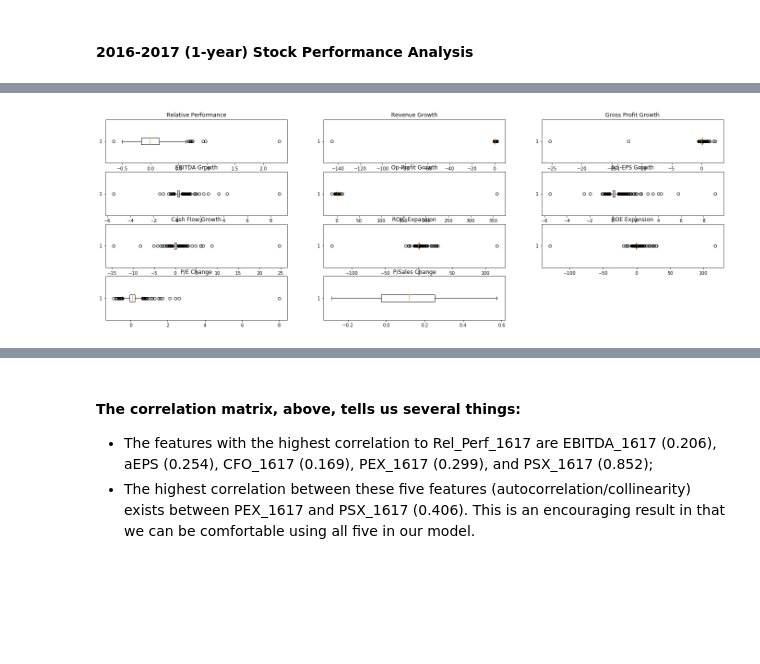
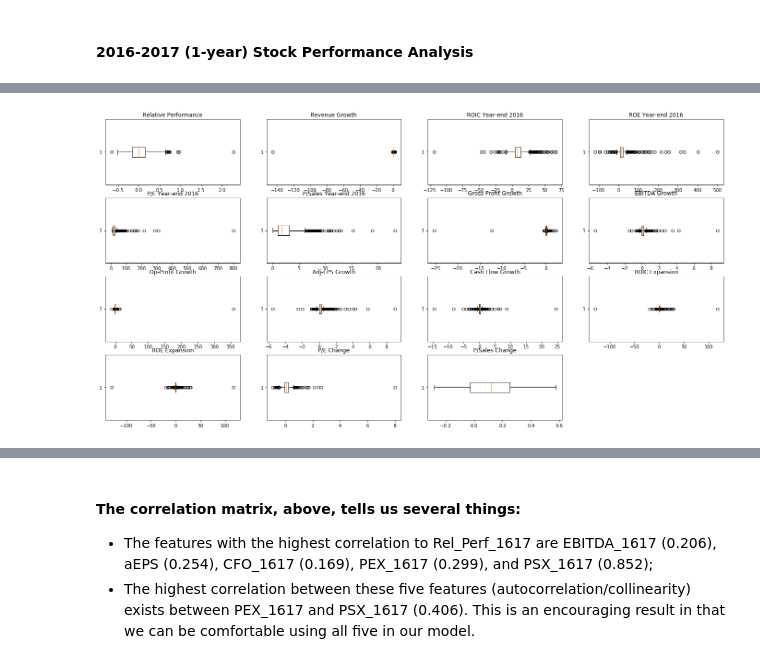
Before and after one commit to Jeffrut123/Jeffrut123-DAT-NYC-6.13_Projects, a Jupyter notebook: Jeffrut123_DS_Final_Project.ipynb, the cells around one changed output, grey strips where cells are left out. Drawn from its saved outputs; the diff is of its cells as text; code cells hidden in the pictures; blank space fills up the shorter version.

```diff
--- a/Jeffrut123_DS_Final_Project.ipynb
+++ b/Jeffrut123_DS_Final_Project.ipynb
@@ -164,8 +164,9 @@ Stocks2.head()
 # %% [markdown]
 #### 2016-2017 (1-year) Stock Performance Analysis
 # %%
-Stocks3 = Stocks2[['TKR', 'Company', 'Sector', 'Industry', 'Rel_Perf_1617', 'Rev_1617', 'GP_1617', 'EBITDA_1617',
-                          'OP_1617', 'aEPS_1617', 'CFO_1617', 'ROIX_1617', 'ROEX_1617', 'PEX_1617', 'PSX_1617']]
+Stocks3 = Stocks2[['TKR', 'Company', 'Sector', 'Industry', 'Rel_Perf_1617', 'ROIC_16', 'ROE_16', 'PE_16', 'PS_16',
+                   'Rev_1617', 'GP_1617', 'EBITDA_1617', 'OP_1617', 'aEPS_1617', 'CFO_1617', 'ROIX_1617', 'ROEX_1617',
+                   'PEX_1617', 'PSX_1617']]
 # %%
 Stocks3.head()
 # %% [output]
@@ -239,31 +249,39 @@ Stocks_clean = Stocks_1617[np.abs(Stocks_1617.ROEX_1617-Stocks_1617.ROEX_1617.me
 Stocks_clean = Stocks_1617[np.abs(Stocks_1617.PEX_1617-Stocks_1617.PEX_1617.mean())<=(1*Stocks_1617.PEX_1617.std())]
 Stocks_clean = Stocks_1617[np.abs(Stocks_1617.PSX_1617-Stocks_1617.PSX_1617.mean())<=(1*Stocks_1617.PSX_1617.std())];
 # %%
-fig = plt.figure(figsize=(24,8))
-ax1 = fig.add_subplot(4,3,1)
-ax2 = fig.add_subplot(4,3,2)
-ax3 = fig.add_subplot(4,3,3)
-ax4 = fig.add_subplot(4,3,4)
-ax5 = fig.add_subplot(4,3,5)
-ax6 = fig.add_subplot(4,3,6)
-ax7 = fig.add_subplot(4,3,7)
-ax8 = fig.add_subplot(4,3,8)
-ax9 = fig.add_subplot(4,3,9)
-ax10 = fig.add_subplot(4,3,10)
-ax11 = fig.add_subplot(4,3,11)
+fig = plt.figure(figsize=(24,12))
+ax1 = fig.add_subplot(4,4,1)
+ax2 = fig.add_subplot(4,4,2)
+ax3 = fig.add_subplot(4,4,3)
+ax4 = fig.add_subplot(4,4,4)
+ax5 = fig.add_subplot(4,4,5)
+ax6 = fig.add_subplot(4,4,6)
+ax7 = fig.add_subplot(4,4,7)
+ax8 = fig.add_subplot(4,4,8)
+ax9 = fig.add_subplot(4,4,9)
+ax10 = fig.add_subplot(4,4,10)
+ax11 = fig.add_subplot(4,4,11)
+ax12 = fig.add_subplot(4,4,12)
+ax13 = fig.add_subplot(4,4,13)
+ax14 = fig.add_subplot(4,4,14)
+ax15 = fig.add_subplot(4,4,15)
 ax1.boxplot(Stocks_clean.Rel_Perf_1617, vert=False), ax1.set_title('Relative Performance')
 ax2.boxplot(Stocks_clean.Rev_1617, vert=False), ax2.set_title('Revenue Growth')
-ax3.boxplot(Stocks_clean.GP_1617, vert=False), ax3.set_title('Gross Profit Growth')
-ax4.boxplot(Stocks_clean.EBITDA_1617, vert=False), ax4.set_title('EBITDA Growth')
-ax5.boxplot(Stocks_clean.OP_1617, vert=False), ax5.set_title('Op-Profit Growth')
-ax6.boxplot(Stocks_clean.aEPS_1617, vert=False), ax6.set_title('Adj-EPS Growth')
-ax7.boxplot(Stocks_clean.CFO_1617, vert=False), ax7.set_title('Cash Flow Growth')
-ax8.boxplot(Stocks_clean.ROIX_1617, vert=False), ax8.set_title('ROIC Expansion')
-ax9.boxplot(Stocks_clean.ROEX_1617, vert=False), ax9.set_title('ROE Expansion')
-ax10.boxplot(Stocks_clean.PEX_1617, vert=False), ax10.set_title('P/E Change')
-ax11.boxplot(Stocks_clean.PSX_1617, vert=False), ax11.set_title('P/Sales Change');
+ax3.boxplot(Stocks_clean.ROIC_16, vert=False), ax3.set_title('ROIC Year-end 2016')
+ax4.boxplot(Stocks_clean.ROE_16, vert=False), ax4.set_title('ROE Year-end 2016')
+ax5.boxplot(Stocks_clean.PE_16, vert=False), ax5.set_title('P/E Year-end 2016')
+ax6.boxplot(Stocks_clean.PS_16, vert=False), ax6.set_title('P/Sales Year-end 2016')
+ax7.boxplot(Stocks_clean.GP_1617, vert=False), ax7.set_title('Gross Profit Growth')
+ax8.boxplot(Stocks_clean.EBITDA_1617, vert=False), ax8.set_title('EBITDA Growth')
+ax9.boxplot(Stocks_clean.OP_1617, vert=False), ax9.set_title('Op-Profit Growth')
+ax10.boxplot(Stocks_clean.aEPS_1617, vert=False), ax10.set_title('Adj-EPS Growth')
+ax11.boxplot(Stocks_clean.CFO_1617, vert=False), ax11.set_title('Cash Flow Growth')
+ax12.boxplot(Stocks_clean.ROIX_1617, vert=False), ax12.set_title('ROIC Expansion')
+ax13.boxplot(Stocks_clean.ROEX_1617, vert=False), ax13.set_title('ROE Expansion')
+ax14.boxplot(Stocks_clean.PEX_1617, vert=False), ax14.set_title('P/E Change')
+ax15.boxplot(Stocks_clean.PSX_1617, vert=False), ax15.set_title('P/Sales Change');
 # %% [output]
-[figure, old version]
+[figure, new version]
 # %%
 #Stocks_clean.hist(column='Rel_Perf_1617', bins=100)
 fig = plt.figure(figsize=(24,12))
```
Also changed, not shown: parts of 17 cells of this notebook.
